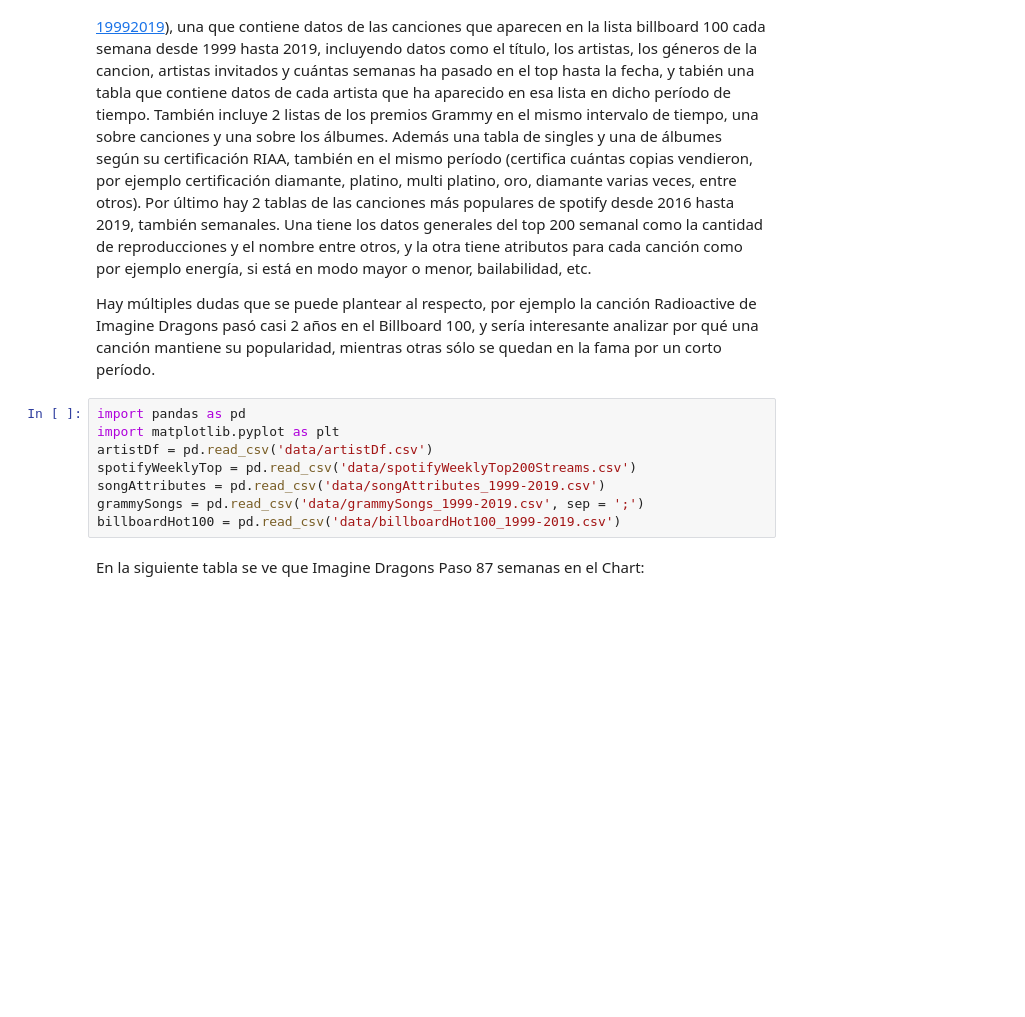
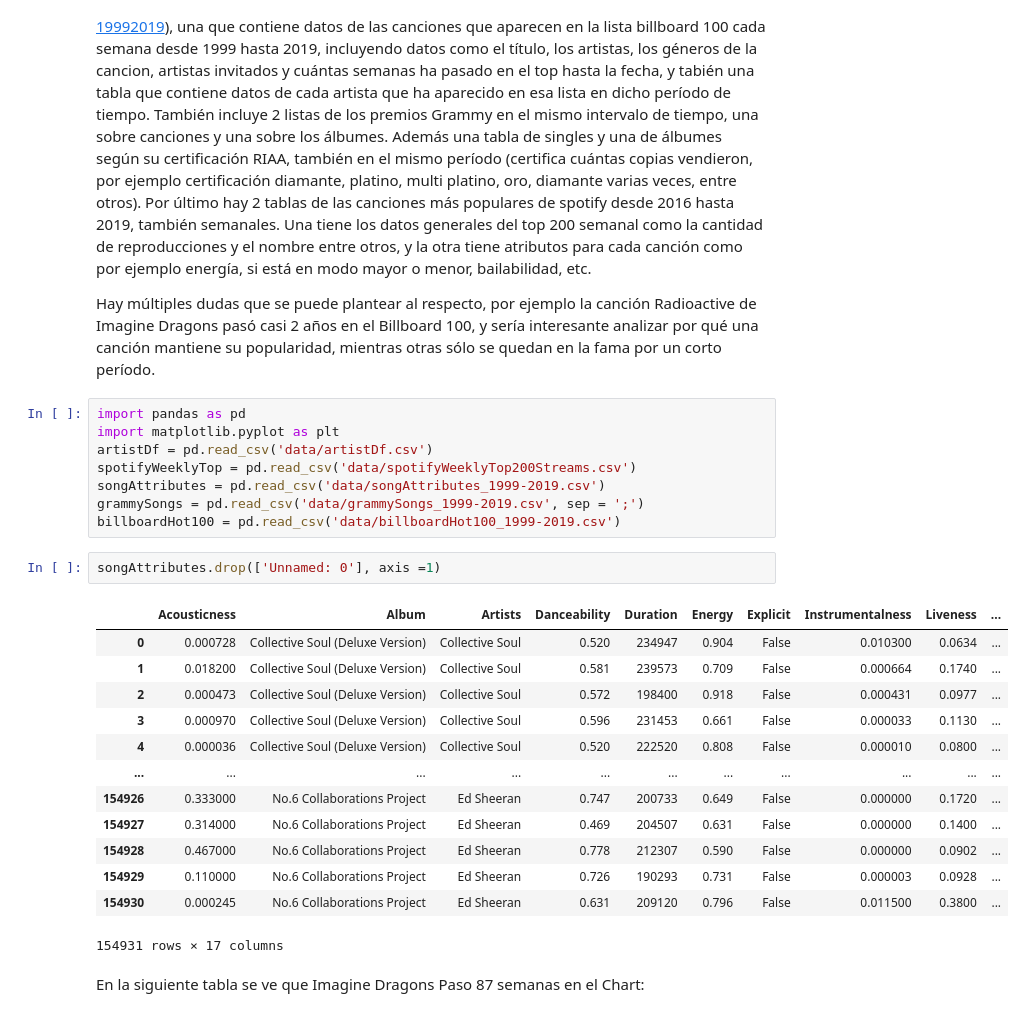
Before and after one commit to Litr0/Proyecto-Mineria, a Jupyter notebook: Hito1.ipynb, the cells around one changed output. Saved outputs shown, nothing was run; the diff lists cells and outputs as text; blank space fills up the shorter version.

```diff
--- a/Hito1.ipynb
+++ b/Hito1.ipynb
@@ -27,6 +27,22 @@ spotifyWeeklyTop = pd.read_csv('data/spotifyWeeklyTop200Streams.csv')
 songAttributes = pd.read_csv('data/songAttributes_1999-2019.csv')
 grammySongs = pd.read_csv('data/grammySongs_1999-2019.csv', sep = ';')
 billboardHot100 = pd.read_csv('data/billboardHot100_1999-2019.csv')
+# %%
+songAttributes.drop(['Unnamed: 0'], axis =1)
+# %% [output]
+|  | Acousticness | Album | Artists | Danceability | Duration | Energy | Explicit | Instrumentalness | Liveness | ... |
+| 0 | 0.000728 | Collective Soul (Deluxe Version) | Collective Soul | 0.520 | 234947 | 0.904 | False | 0.010300 | 0.0634 | ... |
+| 1 | 0.018200 | Collective Soul (Deluxe Version) | Collective Soul | 0.581 | 239573 | 0.709 | False | 0.000664 | 0.1740 | ... |
+| 2 | 0.000473 | Collective Soul (Deluxe Version) | Collective Soul | 0.572 | 198400 | 0.918 | False | 0.000431 | 0.0977 | ... |
+| 3 | 0.000970 | Collective Soul (Deluxe Version) | Collective Soul | 0.596 | 231453 | 0.661 | False | 0.000033 | 0.1130 | ... |
+| 4 | 0.000036 | Collective Soul (Deluxe Version) | Collective Soul | 0.520 | 222520 | 0.808 | False | 0.000010 | 0.0800 | ... |
+| ... | ... | ... | ... | ... | ... | ... | ... | ... | ... | ... |
+| 154926 | 0.333000 | No.6 Collaborations Project | Ed Sheeran | 0.747 | 200733 | 0.649 | False | 0.000000 | 0.1720 | ... |
+| 154927 | 0.314000 | No.6 Collaborations Project | Ed Sheeran | 0.469 | 204507 | 0.631 | False | 0.000000 | 0.1400 | ... |
+| 154928 | 0.467000 | No.6 Collaborations Project | Ed Sheeran | 0.778 | 212307 | 0.590 | False | 0.000000 | 0.0902 | ... |
+| 154929 | 0.110000 | No.6 Collaborations Project | Ed Sheeran | 0.726 | 190293 | 0.731 | False | 0.000003 | 0.0928 | ... |
+| 154930 | 0.000245 | No.6 Collaborations Project | Ed Sheeran | 0.631 | 209120 | 0.796 | False | 0.011500 | 0.3800 | ... |
+154931 rows × 17 columns
 # %% [markdown]
 En la siguiente tabla se ve que Imagine Dragons Paso 87 semanas en el Chart:
 # %%
```
Also changed, not shown: parts of 1 cell of this notebook.
